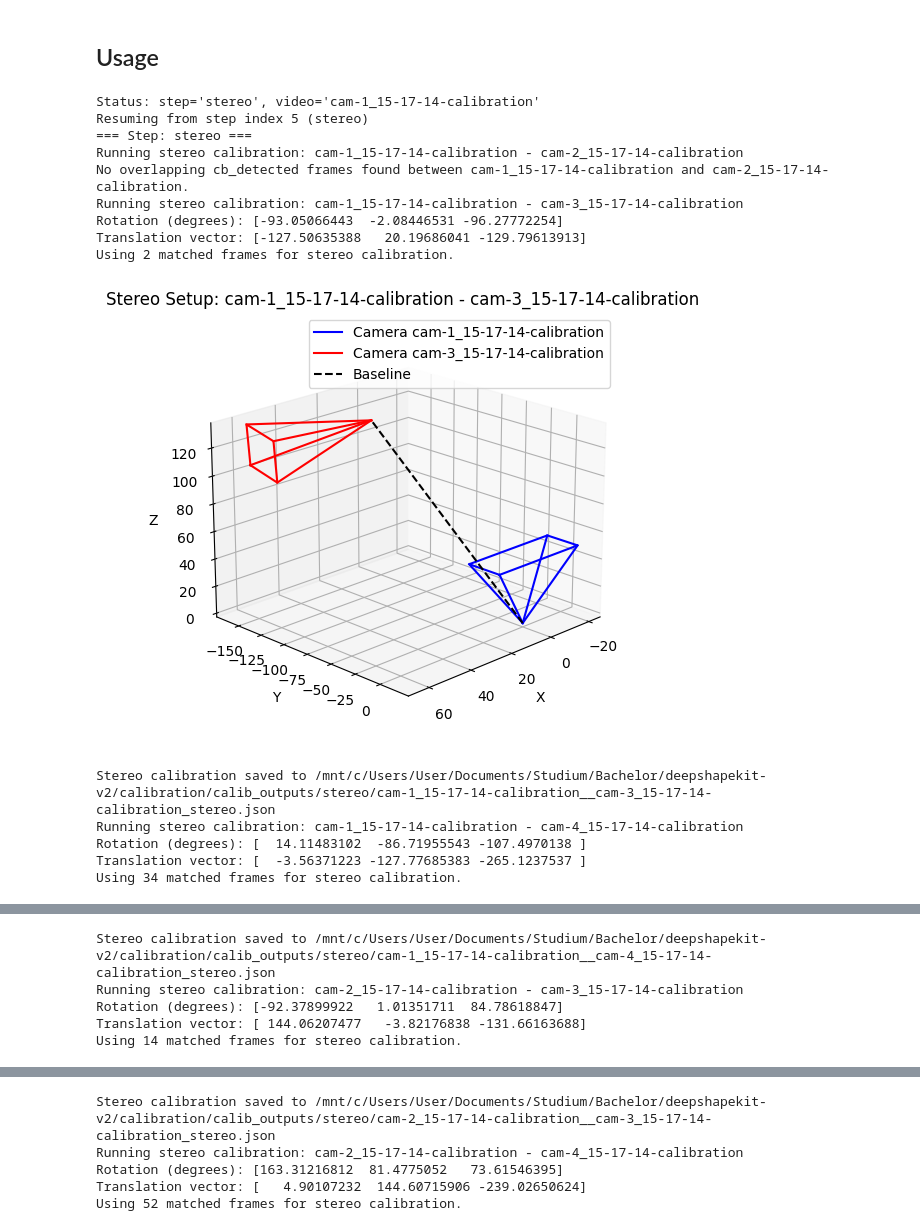
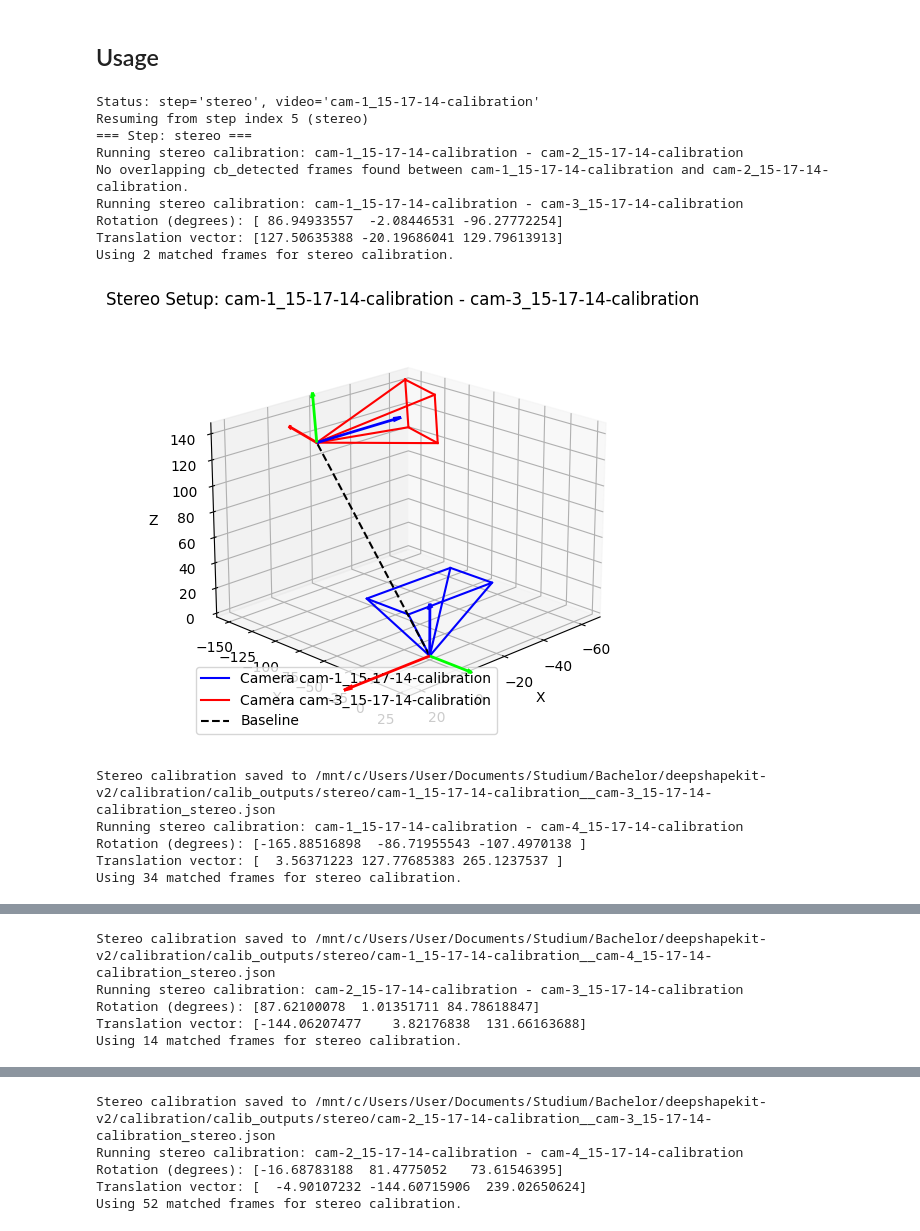
Before and after one commit to AllbaerEisstein/DeepShapeKit-v2, a Jupyter notebook: calibration/calibration.ipynb, the cells around one changed output, grey strips where cells are left out. Drawn from its saved outputs; the diff is of its cells as text; code cells hidden in the pictures.

Commit message:
problem was a random ass axis flip lmao (also added advanced plotting) -> calibraion done I guess??

```diff
--- a/calibration/calibration.ipynb
+++ b/calibration/calibration.ipynb
@@ -1304,7 +1376,9 @@ def calibrate_camera_from_processed(outdir, video_name, image_size):
     return calibration_data
 
 def stereo_calibrate(outdir, video1, video2, files_csv1, files_csv2, processed_paths1, processed_paths2):
-    """Run stereo calibration for a pair using overlapping cb_detected frames only."""
+    """Run stereo calibration for a pair using overlapping cb_detected frames only.
+
+    Convention: OpenCV returns R, T such that p2 = R * p1 + T (cam2 relative to cam1). When the opposite direction is needed we invert explicitly with R.T and -R.T@T."""
     outdir = Path(outdir)
     files_csv1 = Path(files_csv1)
     files_csv2 = Path(files_csv2)
@@ -1428,11 +1502,11 @@ def stereo_calibrate(outdir, video1, video2, files_csv1, files_csv2, processed_p
         )
     )
 
-    # Fix rotation direction
-    R_flipX = cv2.Rodrigues(np.array([np.pi, 0, 0]))[0]
-    R_fixed = R @ R_flipX
-    R = R_fixed
-    T = -T
+    # # Fix rotation direction
+    # R_flipX = cv2.Rodrigues(np.array([np.pi, 0, 0]))[0]
+    # R_fixed = R @ R_flipX
+    # R = R_fixed
+    # T = -T
 
     # Plot relationship
     r = scipy.spatial.transform.Rotation.from_matrix(R)
@@ -1832,13 +1906,14 @@ def calibrate_videos(videos, video_2_frame_number, outdir, cbrows, cbcols, frame
                 video_names = index.get('frame_folders', [])
                 filtered_names = filter_video_names(video_names)
                 if filtered_names:
-                    save_status('pipeline_complete', video=filtered_names[0], frame=0, row=0)
+                    save_status('stereo', video=filtered_names[0], frame=0, row=0)
 
                 single_cam_calib_results = {}
                 for vname in video_names:
                     with open(index['calib'][vname]) as f:
                         single_cam_calib_results[vname] = json.load(f)
-                plot_and_save_stereo_overview(outdir / "stereo", video_names, stereo_calib_results, single_cam_calib_results, index, plot_checkerboards=True)
+                plot_and_save_stereo_overview(outdir / "stereo", filtered_names, stereo_calib_results, single_cam_calib_results, index, cbrows, cbcols, plot_checkerboards=True)
+                compute_multi_camera_reprojection_error(outdir / 'stereo', index)
                 print(f"=== Multi-camera calibration results saved to {outdir}/stereo ===")
 
 
@@ -1852,39 +1927,41 @@ def calibrate_videos(videos, video_2_frame_number, outdir, cbrows, cbcols, frame
 # ]
 
 videos = [
     '/mnt/c/Users/User/Documents/Studium/Bachelor/deepshapekit-v2/bluegill_data/videos/bluegill_calib/cam-1/cam-1_15-17-14-calibration.avi',
     '/mnt/c/Users/User/Documents/Studium/Bachelor/deepshapekit-v2/bluegill_data/videos/bluegill_calib/cam-2/cam-2_15-17-14-calibration.avi',
     '/mnt/c/Users/User/Documents/Studium/Bachelor/deepshapekit-v2/bluegill_data/videos/bluegill_calib/cam-3/cam-3_15-17-14-calibration.avi',
     '/mnt/c/Users/User/Documents/Studium/Bachelor/deepshapekit-v2/bluegill_data/videos/bluegill_calib/cam-4/cam-4_15-17-14-calibration.avi'
 ]
 video_2_frame_number = '/mnt/c/Users/User/Documents/Studium/Bachelor/deepshapekit-v2/bluegill_data/videos/bluegill_calib/video_2_frame_number.json'
 outdir = '/mnt/c/Users/User/Documents/Studium/Bachelor/deepshapekit-v2/calibration/calib_outputs'
 cbrows, cbcols = 8, 9  # inner corner counts used for detection/calibration
 
 calibrate_videos(
     videos,
     video_2_frame_number,
     outdir,
     cbrows,
     cbcols,
     frame_step=4,
     reorder_visualize=True,
     review_frames=True,
-    #videos_to_process="cam-4_15-17-14-calibration"
+    #videos_to_process=["cam-1_15-17-14-calibration","cam-2_15-17-14-calibration", "cam-3_15-17-14-calibration"],
+    #videos_to_process=["cam-4_15-17-14-calibration", "cam-3_15-17-14-calibration"],
+    steps_to_perform=["stereo"]
 )
 # %% [output]
 Status: step='stereo', video='cam-1_15-17-14-calibration'
 Resuming from step index 5 (stereo)
 === Step: stereo ===
 Running stereo calibration: cam-1_15-17-14-calibration - cam-2_15-17-14-calibration
 No overlapping cb_detected frames found between cam-1_15-17-14-calibration and cam-2_15-17-14-calibration.
 Running stereo calibration: cam-1_15-17-14-calibration - cam-3_15-17-14-calibration
-Rotation (degrees): [-93.05066443  -2.08446531 -96.27772254]
-Translation vector: [-127.50635388   20.19686041 -129.79613913]
+Rotation (degrees): [ 86.94933557  -2.08446531 -96.27772254]
+Translation vector: [127.50635388 -20.19686041 129.79613913]
 Using 2 matched frames for stereo calibration.
-[figure, old version]
+[figure, new version]
 Stereo calibration saved to /mnt/c/Users/User/Documents/Studium/Bachelor/deepshapekit-v2/calibration/calib_outputs/stereo/cam-1_15-17-14-calibration__cam-3_15-17-14-calibration_stereo.json
 Running stereo calibration: cam-1_15-17-14-calibration - cam-4_15-17-14-calibration
-Rotation (degrees): [  14.11483102  -86.71955543 -107.4970138 ]
-Translation vector: [  -3.56371223 -127.77685383 -265.1237537 ]
+Rotation (degrees): [-165.88516898  -86.71955543 -107.4970138 ]
+Translation vector: [  3.56371223 127.77685383 265.1237537 ]
 Using 34 matched frames for stereo calibration.
@@ -1892,5 +1969,5 @@ Using 34 matched frames for stereo calibration.
 Stereo calibration saved to /mnt/c/Users/User/Documents/Studium/Bachelor/deepshapekit-v2/calibration/calib_outputs/stereo/cam-1_15-17-14-calibration__cam-4_15-17-14-calibration_stereo.json
 Running stereo calibration: cam-2_15-17-14-calibration - cam-3_15-17-14-calibration
-Rotation (degrees): [-92.37899922   1.01351711  84.78618847]
-Translation vector: [ 144.06207477   -3.82176838 -131.66163688]
+Rotation (degrees): [87.62100078  1.01351711 84.78618847]
+Translation vector: [-144.06207477    3.82176838  131.66163688]
 Using 14 matched frames for stereo calibration.
@@ -1898,5 +1975,5 @@ Using 14 matched frames for stereo calibration.
 Stereo calibration saved to /mnt/c/Users/User/Documents/Studium/Bachelor/deepshapekit-v2/calibration/calib_outputs/stereo/cam-2_15-17-14-calibration__cam-3_15-17-14-calibration_stereo.json
 Running stereo calibration: cam-2_15-17-14-calibration - cam-4_15-17-14-calibration
-Rotation (degrees): [163.31216812  81.4775052   73.61546395]
-Translation vector: [   4.90107232  144.60715906 -239.02650624]
+Rotation (degrees): [-16.68783188  81.4775052   73.61546395]
+Translation vector: [  -4.90107232 -144.60715906  239.02650624]
 Using 52 matched frames for stereo calibration.
```
Also changed, not shown: parts of 5 cells of this notebook, 8 other files.
